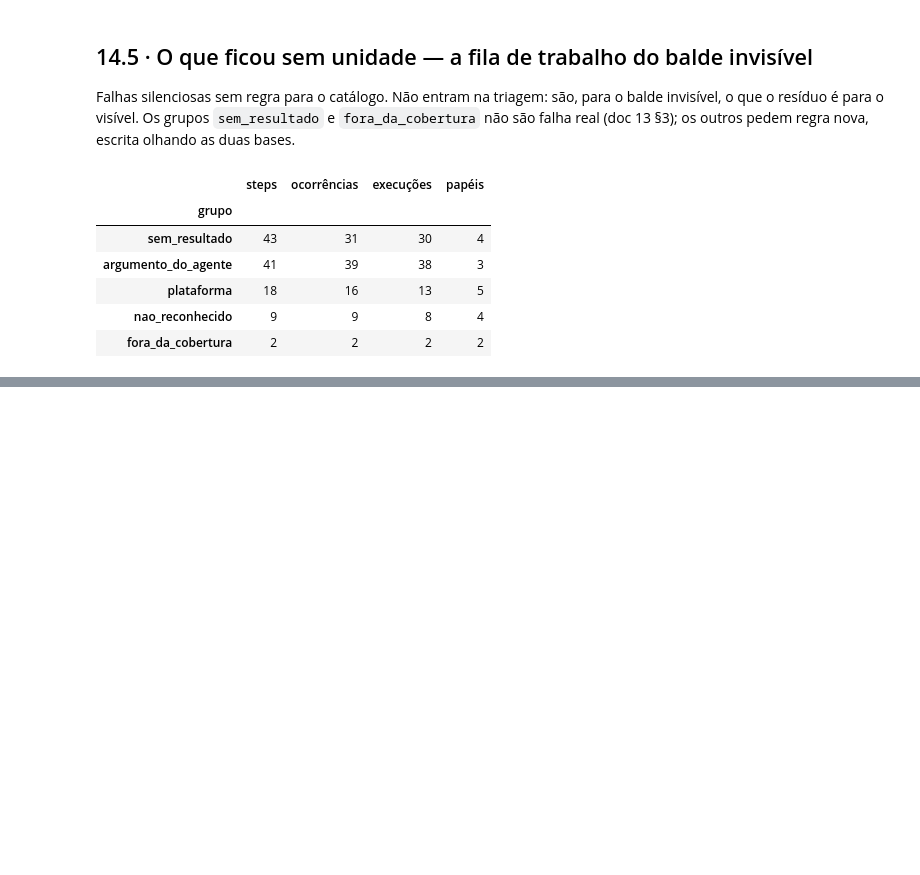
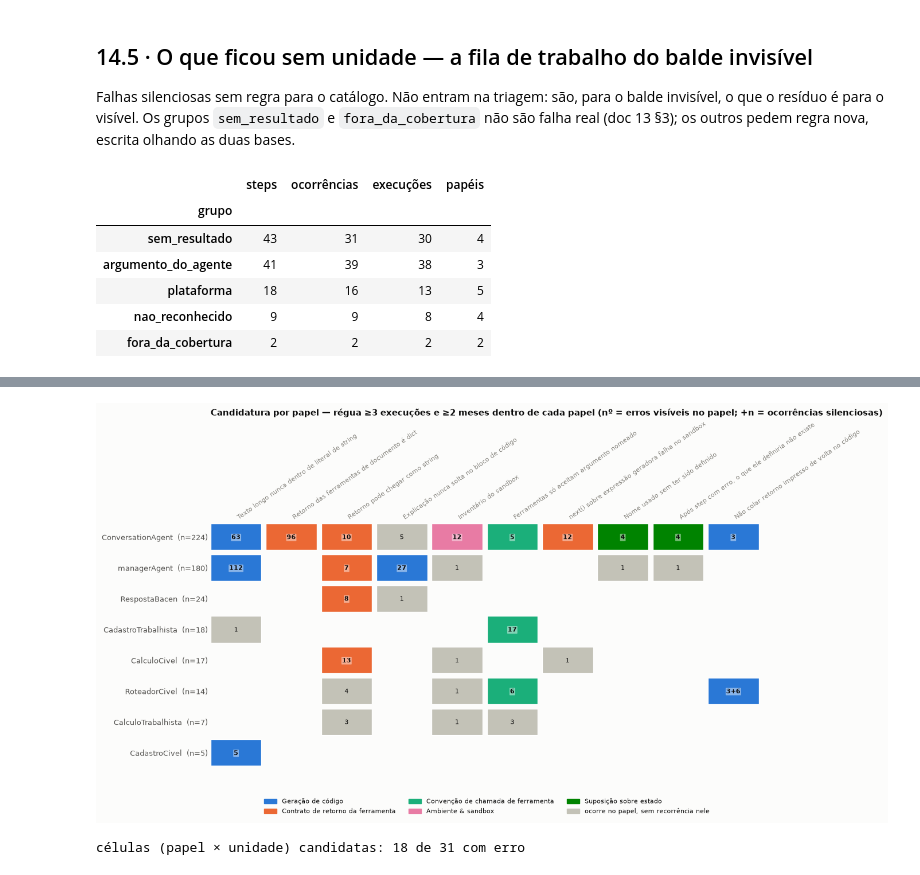
Before and after one commit to rc-ventura/memory_layer_ai_agents, a Jupyter notebook: analysis/2026-09-trace-law-flow/pipeline/consolidacao_unidades.ipynb, the cells around one changed output, grey strips where cells are left out. Saved outputs shown, nothing was run; the diff lists cells and outputs as text; code cells hidden in the pictures; blank space fills up the shorter version.

```diff
--- a/analysis/2026-09-trace-law-flow/pipeline/consolidacao_unidades.ipynb
+++ b/analysis/2026-09-trace-law-flow/pipeline/consolidacao_unidades.ipynb
@@ -173,0 +255,50 @@ sozinho.
+# %%
+# 14.7 (era o 9.4 da esteira) · Matriz papel × unidade com a régua da triagem DENTRO do papel (triagem_por_papel, base_pipeline).
+T4 = triagem_por_papel(EU, silenciosas=OS)
+papeis94 = list(EU["role"].value_counts()[lambda s: s >= 5].index)   # mesmo corte do 8.8
+uni94 = [u for u in T["unidade"] if UNI[u][1] in (FACT, ESTR) and destino_mineracao(u) != "harness"]  # ordem do 14.6; sem o sinal de harness
+tab94 = (T4.pivot_table(index="role", columns="unidade", values="erros", aggfunc="sum")
+           .reindex(index=papeis94, columns=uni94))
+dec94 = (T4.pivot_table(index="role", columns="unidade", values="decisão", aggfunc="first")
+           .reindex_like(tab94))
+sil94 = (T4.pivot_table(index="role", columns="unidade", values="ocorrências silenciosas", aggfunc="sum")
+           .reindex_like(tab94).fillna(0))
+# sanidade: a matriz fecha com o EU nas unidades elegíveis dos papéis exibidos
+assert int(tab94.sum().sum()) == len(EU[EU["unidade"].isin(uni94) & EU["role"].isin(papeis94)])
+
+n_erros_papel = EU[EU["role"].isin(papeis94)].groupby("role").size()
+fig, ax = plt.subplots(figsize=(13.5, 0.62 * len(papeis94) + 2.6))
+for i, papel in enumerate(papeis94):
+    for j, u in enumerate(uni94):
+        v = tab94.loc[papel, u]
+        if pd.isna(v):
+            continue
+        cand = dec94.loc[papel, u] == "candidato"
+        ax.add_patch(plt.Rectangle((j, i), 0.92, 0.86, edgecolor="white", linewidth=1,
+                                   facecolor=cor(COR_ERRO, cat_uni[u]) if cand else BASE))
+        ax.text(j + 0.46, i + 0.45, str(int(v)) + (f"+{int(sil94.loc[papel, u])}" if sil94.loc[papel, u] else ""), ha="center", va="center", fontsize=8, color=INK,
+                fontweight="bold" if cand else "normal",
+                bbox=dict(boxstyle="round,pad=0.08", facecolor="white", edgecolor="none",
+                          alpha=0.45 if cand else 0.0))
+
+ax.set_xticks([j + 0.46 for j in range(len(uni94))])
+ax.set_xticklabels([UNI[u][0] for u in uni94], rotation=35, ha="left", fontsize=8)
+ax.xaxis.set_ticks_position("top")
+ax.set_yticks([i + 0.43 for i in range(len(papeis94))])
+ax.set_yticklabels([f"{p}  (n={int(n_erros_papel[p])})" for p in papeis94], fontsize=9)
+ax.set_xlim(0, len(uni94)); ax.set_ylim(len(papeis94), 0)
+for s in ax.spines.values(): s.set_visible(False)
+ax.tick_params(length=0)
+fam_usadas = [c for c in COR_ERRO if c in set(cat_uni[u] for u in uni94)]
+ax.legend(handles=[Patch(color=cor(COR_ERRO, c), label=c) for c in fam_usadas]
+                + [Patch(color=BASE, label="ocorre no papel, sem recorrência nele")],
+          loc="upper center", bbox_to_anchor=(0.5, -0.09), ncol=3, fontsize=8, frameon=False)
+ax.set_title("Candidatura por papel — régua ≥3 execuções e ≥2 meses dentro de cada papel "
+             "(nº = erros visíveis no papel; +n = ocorrências silenciosas)", fontsize=11, loc="left")
+plt.tight_layout(); plt.show()
+print(f"células (papel × unidade) candidatas: {int((dec94 == 'candidato').sum().sum())} de "
+      f"{int(tab94.notna().sum().sum())} com erro")
+display(T4[T4["decisão"] == "candidato"].drop(columns=["unidade"]))
+# %% [output]
+[figure, added]
+células (papel × unidade) candidatas: 18 de 31 com erro
```
Also changed, not shown: parts of 15 cells of this notebook, 12 other files.
